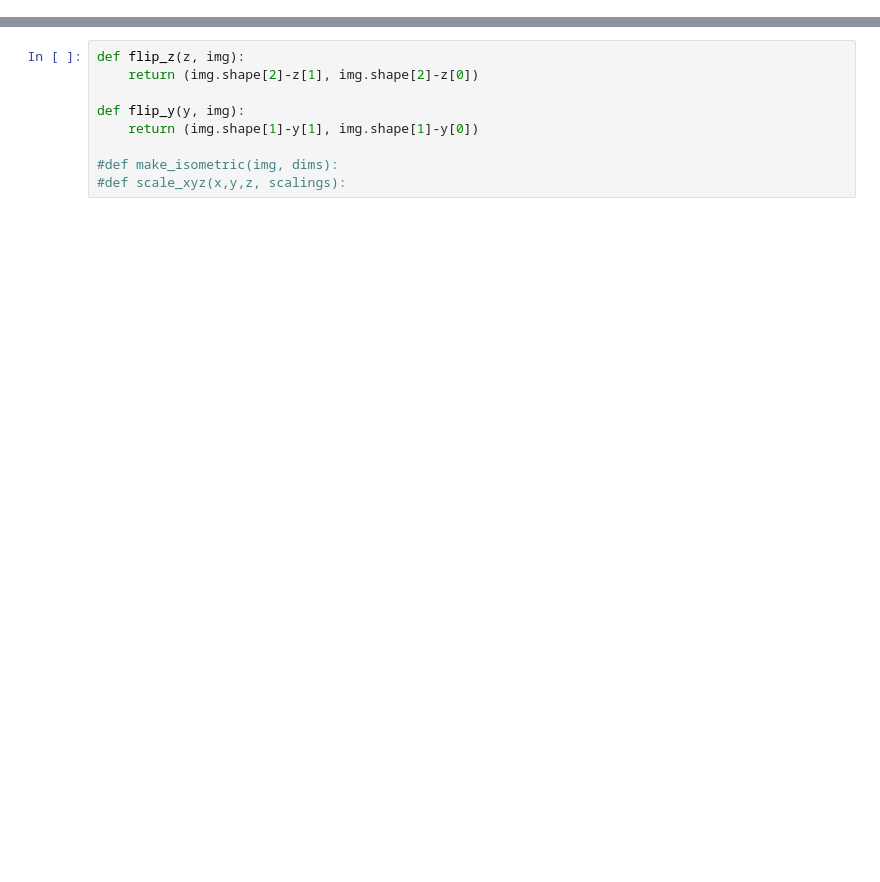
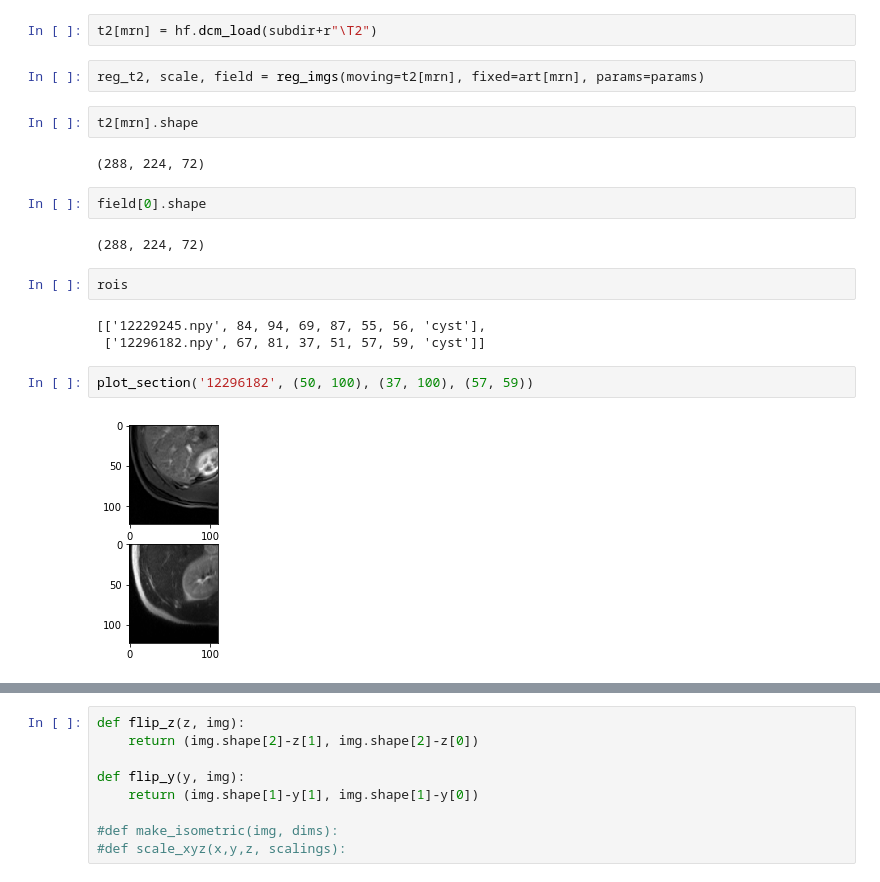
Before and after one commit to clintonjwang/cancer-staging, a Jupyter notebook: data-retrieval.ipynb, the cells around one changed output, grey strips where cells are left out. Drawn from its saved outputs; the diff is of its cells as text; blank space fills up the shorter version.

```diff
--- a/data-retrieval.ipynb
+++ b/data-retrieval.ipynb
@@ -17,0 +69,21 @@ importlib.reload(hf)
+# %%
+t2[mrn] = hf.dcm_load(subdir+r"\T2")
+# %%
+reg_t2, scale, field = reg_imgs(moving=t2[mrn], fixed=art[mrn], params=params)
+# %%
+t2[mrn].shape
+# %% [output]
+(288, 224, 72)
+# %%
+field[0].shape
+# %% [output]
+(288, 224, 72)
+# %%
+rois
+# %% [output]
+[['12229245.npy', 84, 94, 69, 87, 55, 56, 'cyst'],
+ ['12296182.npy', 67, 81, 37, 51, 57, 59, 'cyst']]
+# %%
+plot_section('12296182', (50, 100), (37, 100), (57, 59))
+# %% [output]
+[figure, added]
```
Also changed, not shown: parts of 24 cells of this notebook, 9 other files.
